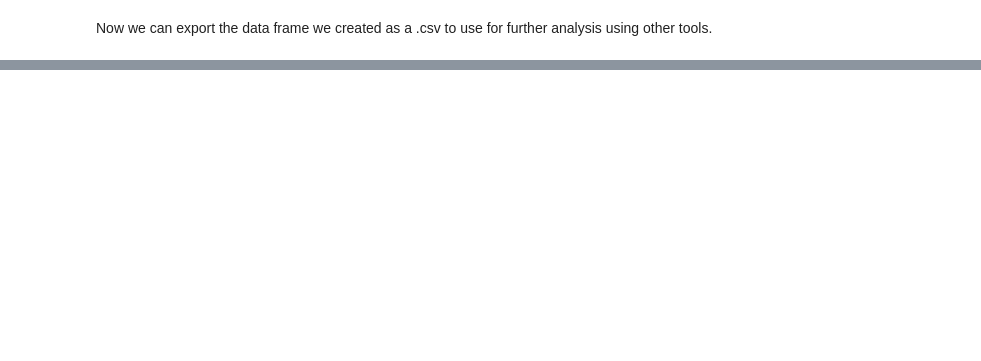
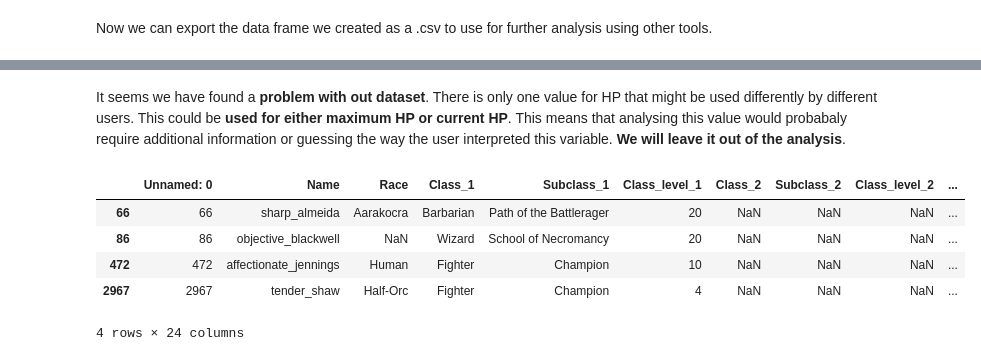
Before and after one commit to MaximeBonnin/DnD_analysis, a Jupyter notebook: jupyter_dnd_analysis.ipynb, the cells around one changed output, grey strips where cells are left out. Drawn from its saved outputs; the diff is of its cells as text; code cells hidden in the pictures; blank space fills up the shorter version.

Commit message:
discriptive stats

```diff
--- a/jupyter_dnd_analysis.ipynb
+++ b/jupyter_dnd_analysis.ipynb
@@ -176,0 +218,13 @@ df.to_csv("dnd_data.csv")
+# %% [markdown]
+It seems we have found a **problem with out dataset**. There is only one value for HP that might be used differently by different users. This could be **used for either maximum HP or current HP**. This means that analysing this value would probabaly require additional information or guessing the way the user interpreted this variable. **We will leave it out of the analysis**.
+# %%
+# check the odd stats
+
+df[(df["Str"] > 35) | (df["AC"] > 50) | (df["HP"] > 500) | (df["Int"] == 0) | (df["Cha"] == 0)]
+# %% [output]
+|  | Unnamed: 0 | Name | Race | Class_1 | Subclass_1 | Class_level_1 | Class_2 | Subclass_2 | Class_level_2 | ... |
+| 66 | 66 | sharp_almeida | Aarakocra | Barbarian | Path of the Battlerager | 20 | NaN | NaN | NaN | ... |
+| 86 | 86 | objective_blackwell | NaN | Wizard | School of Necromancy | 20 | NaN | NaN | NaN | ... |
+| 472 | 472 | affectionate_jennings | Human | Fighter | Champion | 10 | NaN | NaN | NaN | ... |
+| 2967 | 2967 | tender_shaw | Half-Orc | Fighter | Champion | 4 | NaN | NaN | NaN | ... |
+4 rows × 24 columns
```
Also changed, not shown: parts of 21 cells of this notebook.
